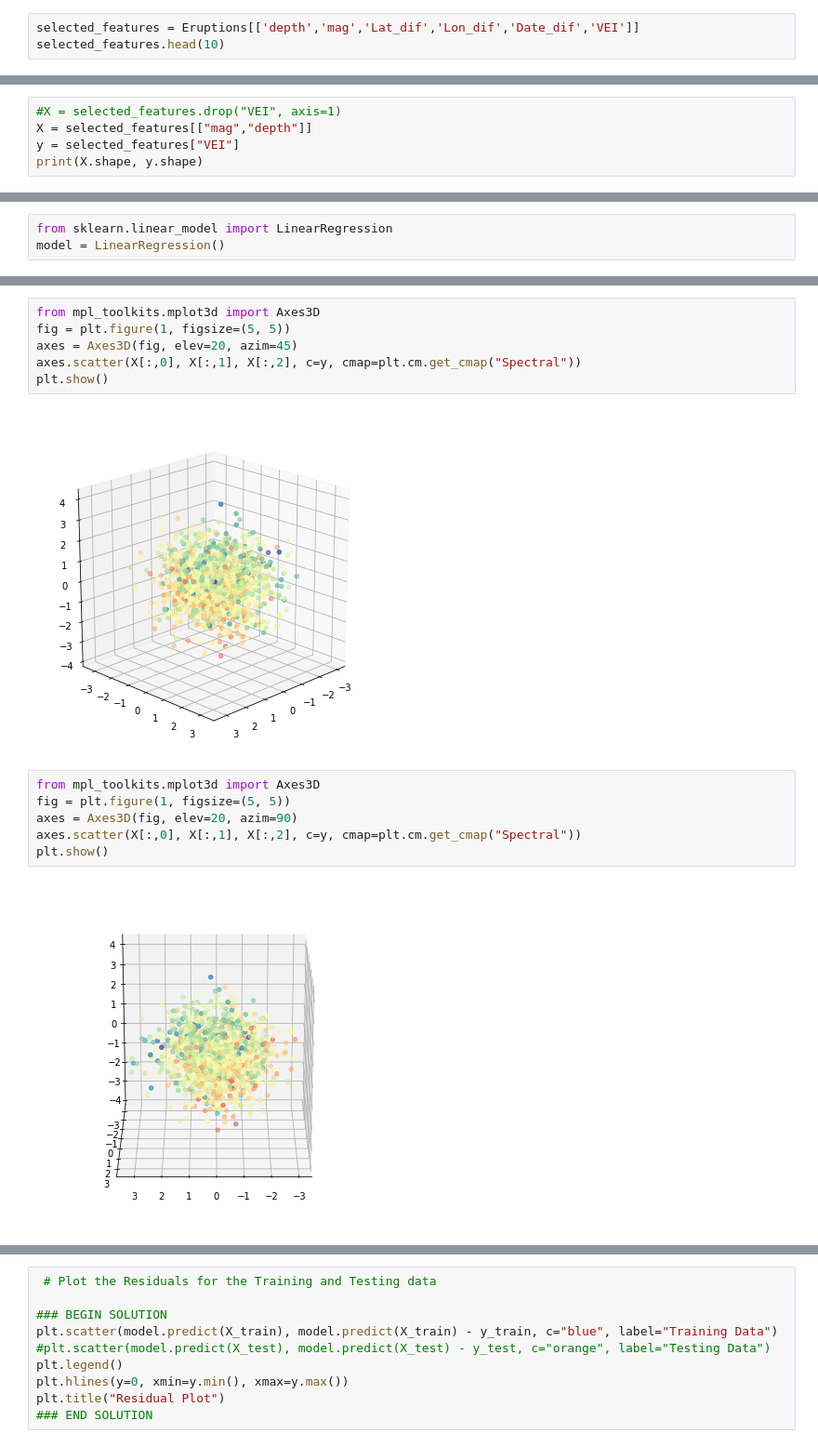
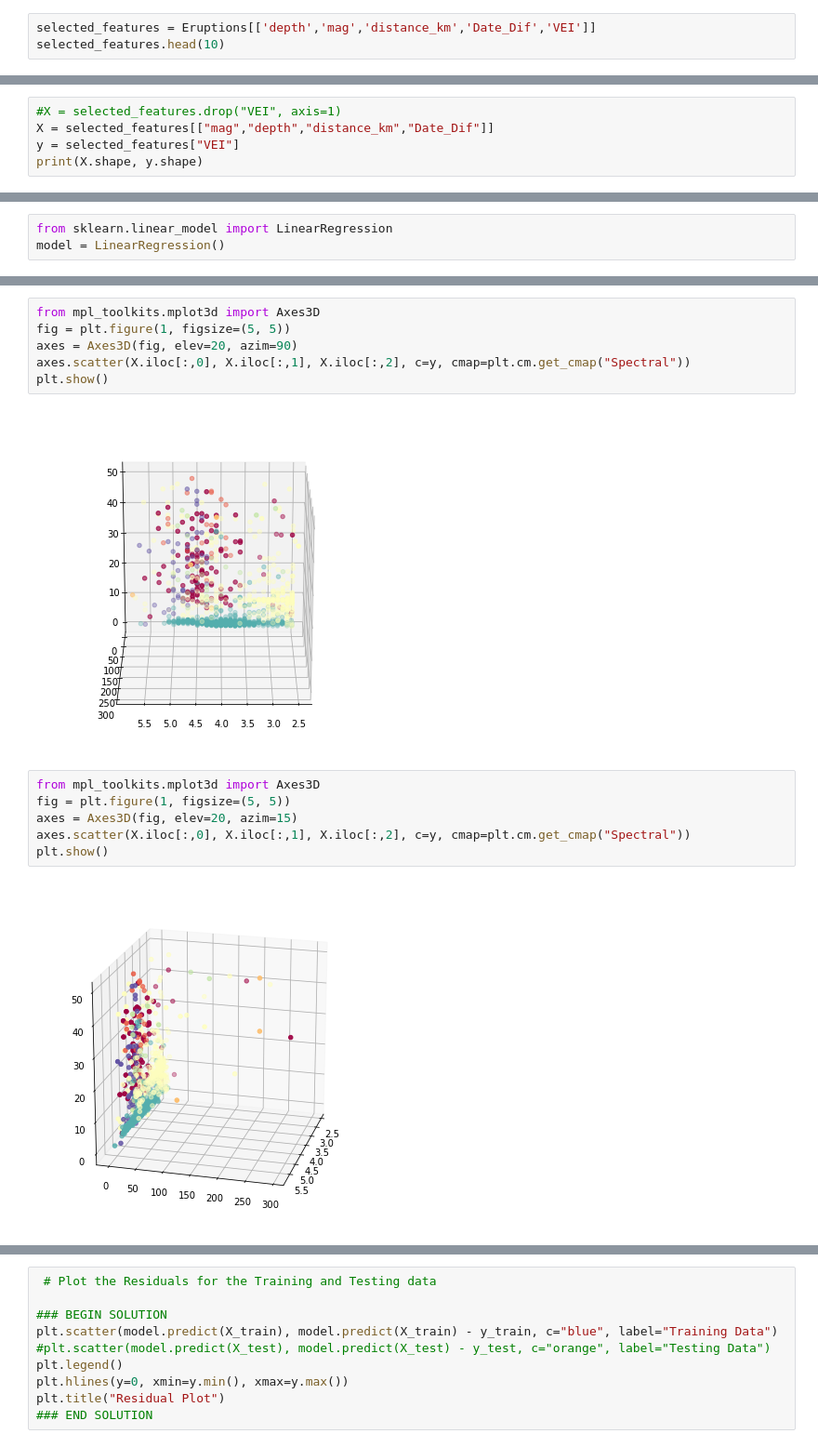
Before and after one commit to gonzaloreusch/Groundbreaking, a Jupyter notebook: VEI_Regression_Simplified.ipynb, the cells around one changed output, grey strips where cells are left out. Shown: that part at 93% size. Cells and saved outputs as stored; diff of their text form.

Commit message:
updated visualizations

```diff
--- a/VEI_Regression_Simplified.ipynb
+++ b/VEI_Regression_Simplified.ipynb
@@ -46,5 +57,5 @@ Date_dif             int64
 dtype: object
 # %%
-selected_features = Eruptions[['depth','mag','Lat_dif','Lon_dif','Date_dif','VEI']]
+selected_features = Eruptions[['depth','mag','distance_km','Date_Dif','VEI']]
 selected_features.head(10)
 # %% [output]
@@ -62,6 +73,6 @@ selected_features.head(10)
 # %%
 #X = selected_features.drop("VEI", axis=1)
-X = selected_features[["mag","depth"]]
+X = selected_features[["mag","depth","distance_km","Date_Dif"]]
 y = selected_features["VEI"]
 print(X.shape, y.shape)
 # %% [output]
@@ -87,16 +140,16 @@ Testing Score: 0.0352122031418316
 # %%
 from mpl_toolkits.mplot3d import Axes3D
 fig = plt.figure(1, figsize=(5, 5))
-axes = Axes3D(fig, elev=20, azim=45)
-axes.scatter(X[:,0], X[:,1], X[:,2], c=y, cmap=plt.cm.get_cmap("Spectral"))
+axes = Axes3D(fig, elev=20, azim=90)
+axes.scatter(X.iloc[:,0], X.iloc[:,1], X.iloc[:,2], c=y, cmap=plt.cm.get_cmap("Spectral"))
 plt.show()
 # %% [output]
-[figure, old version]
+[figure, new version]
 # %%
 from mpl_toolkits.mplot3d import Axes3D
 fig = plt.figure(1, figsize=(5, 5))
-axes = Axes3D(fig, elev=20, azim=90)
-axes.scatter(X[:,0], X[:,1], X[:,2], c=y, cmap=plt.cm.get_cmap("Spectral"))
+axes = Axes3D(fig, elev=20, azim=15)
+axes.scatter(X.iloc[:,0], X.iloc[:,1], X.iloc[:,2], c=y, cmap=plt.cm.get_cmap("Spectral"))
 plt.show()
 # %% [output]
-[figure, old version]
+[figure, new version]
```
Also changed, not shown: parts of 9 cells of this notebook.
